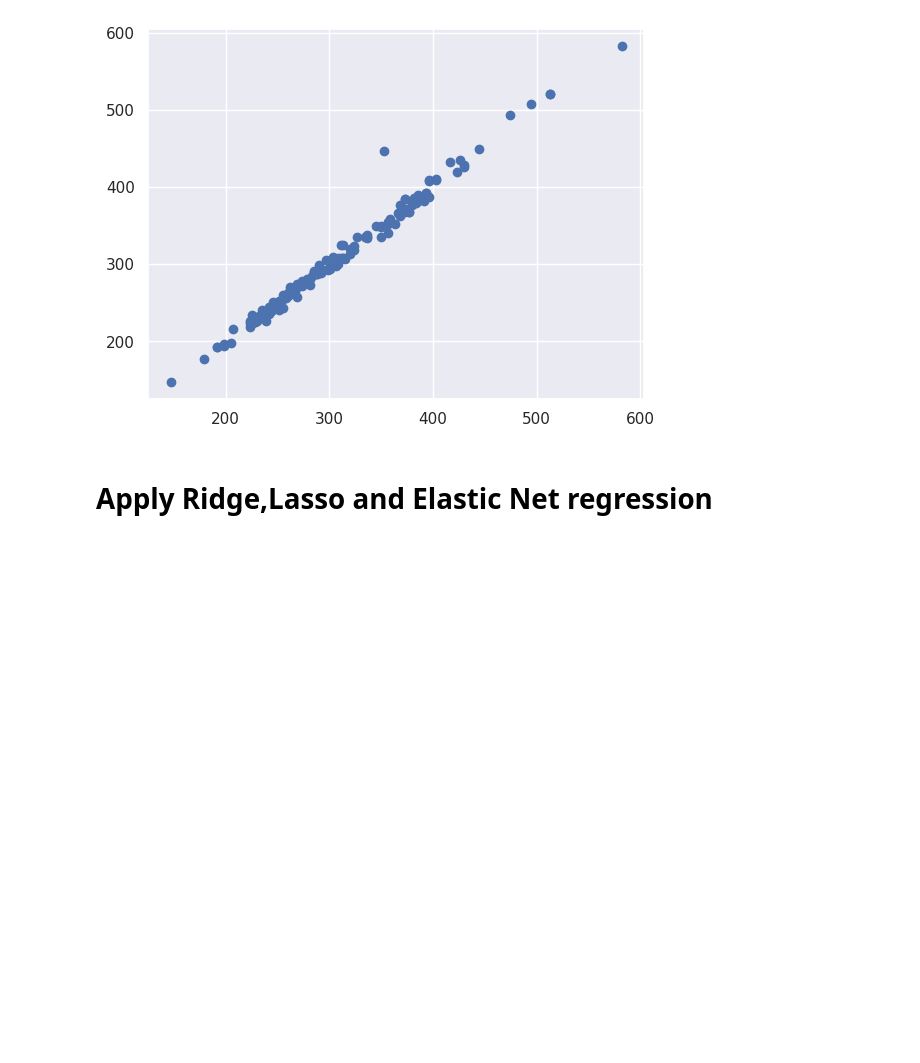
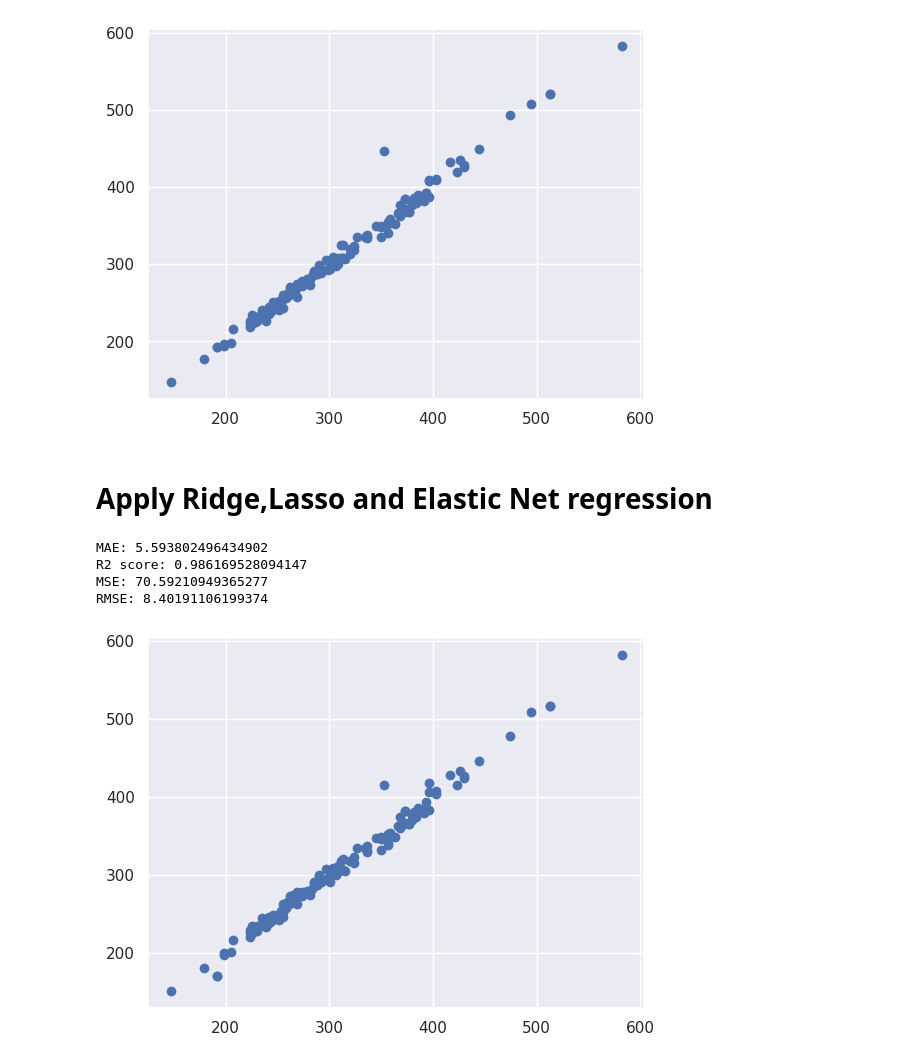
Before and after one commit to Imani-hub-pixel/fuel_consumption_linear_regression, a Jupyter notebook: linear-regression-using-fuel-consumption-dataset.ipynb, the cells around one changed output. Drawn from its saved outputs; the diff is of its cells as text; code cells hidden in the pictures; blank space fills up the shorter version.

Commit message:
Kaggle Notebook | Linear Regression using fuel consumption dataset | Version 2

```diff
--- a/linear-regression-using-fuel-consumption-dataset.ipynb
+++ b/linear-regression-using-fuel-consumption-dataset.ipynb
@@ -257,3 +257,25 @@ RMSE: 9.550252617384587
 [figure]
 # %% [markdown]
 # Apply Ridge,Lasso and Elastic Net regression
+# %%
+from sklearn.linear_model import Lasso
+from sklearn.metrics import mean_absolute_error,r2_score,mean_squared_error
+lasso_model=Lasso()
+lasso_model.fit(X_train_scaled,y_train)
+y_pred=lasso_model.predict(X_test_scaled)
+mae=mean_absolute_error(y_test,y_pred)
+r2score=r2_score(y_test,y_pred)
+mse=mean_squared_error(y_test,y_pred)
+rmse=np.sqrt(mse)
+print('MAE:',mae)
+print('R2 score:',r2score)
+print('MSE:',mse)
+print('RMSE:',rmse)
+plt.scatter(y_test,y_pred)
+plt.show()
+# %% [output]
+MAE: 5.593802496434902
+R2 score: 0.986169528094147
+MSE: 70.59210949365277
+RMSE: 8.40191106199374
+[figure, added]
```
Also changed, not shown: parts of 3 cells of this notebook.
